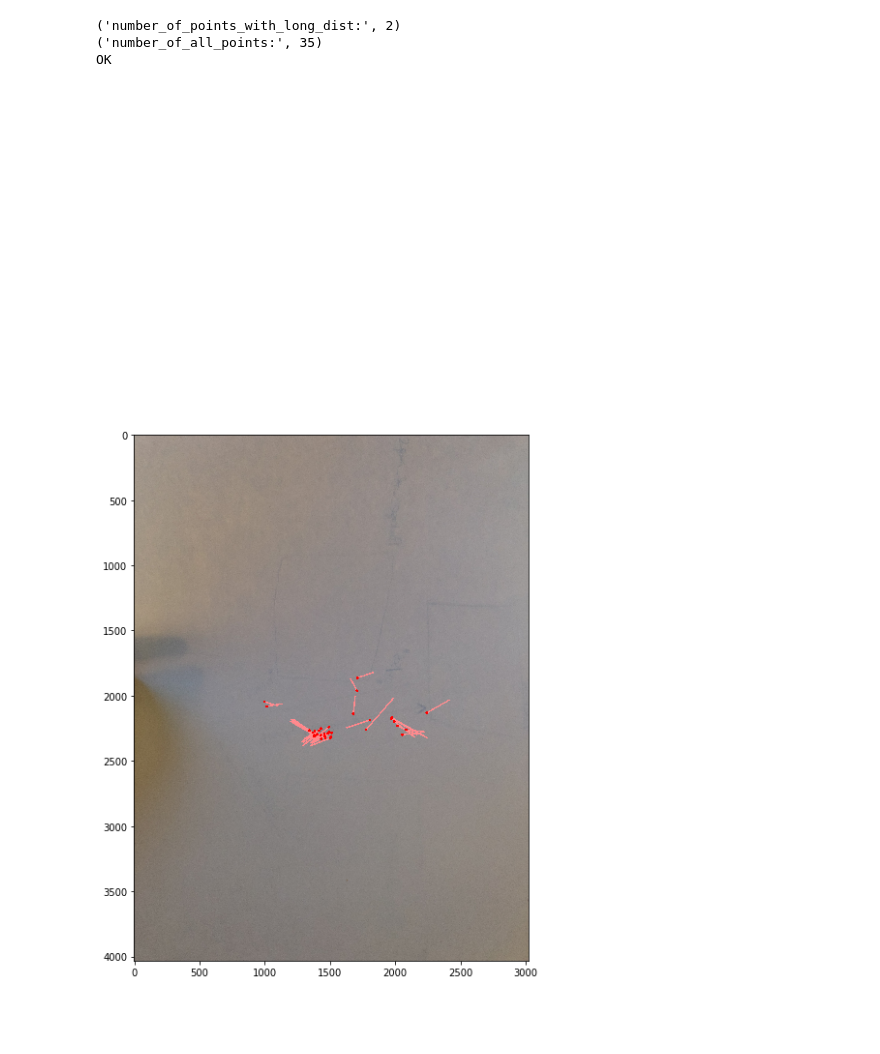
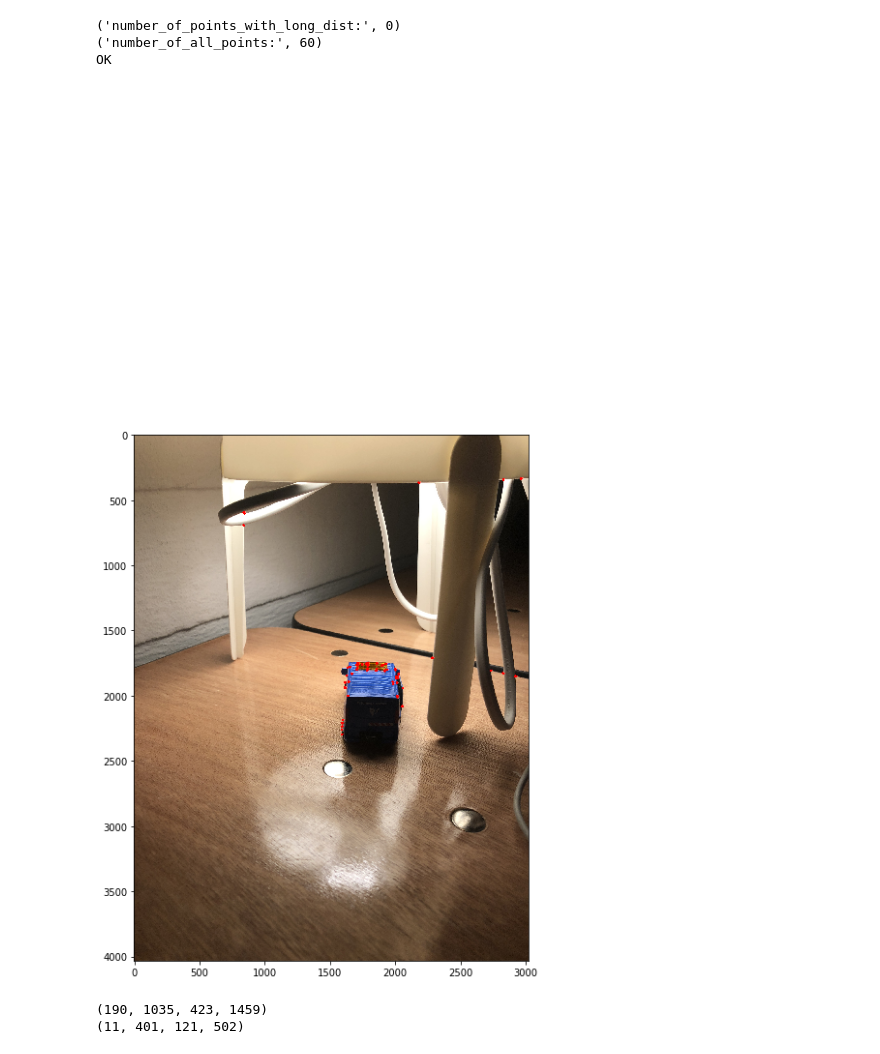
Before and after one commit to alex27594/bigbro, a Jupyter notebook: OpticalFlow.ipynb, the cells around one changed output. Cells and saved outputs as stored; diff of their text form; code cells hidden in the pictures; blank space fills up the shorter version.

```diff
--- a/OpticalFlow.ipynb
+++ b/OpticalFlow.ipynb
@@ -27,10 +27,10 @@ feature_params = dict( maxCorners = 1000,
 # Parameters for lucas kanade optical flow
 lk_params = dict( winSize  = (21, 21),
                   maxLevel = 5,
-                  criteria = (cv2.TERM_CRITERIA_EPS | cv2.TERM_CRITERIA_COUNT, 5, 0.03))
+                  criteria = (cv2.TERM_CRITERIA_EPS | cv2.TERM_CRITERIA_COUNT, 10, 0.03))
 # %%
 # Take first frame and find corners in it
-old_frame = cv2.imread('archive/IMG_0096.JPG')
+old_frame = cv2.imread('archive/IMG_0101.JPG')
 
 old_gray = cv2.cvtColor(old_frame, cv2.COLOR_BGR2GRAY)
 p0 = cv2.goodFeaturesToTrack(old_gray, mask = None, **feature_params)
@@ -38,7 +38,7 @@ p0 = cv2.goodFeaturesToTrack(old_gray, mask = None, **feature_params)
 def dist(x1,y1,x2,y2):
     return np.sqrt(np.power(x1-x2, 2) + np.power(y1-y2,2))
 
-def check_alarm(global_shape, p0, p1):
+def check_alarm(global_shape, p1, st, p0):
     s1, s2, _ = global_shape
     global_dist = dist(s1, 0, s2, 0)
 
@@ -48,43 +48,43 @@ def check_alarm(global_shape, p0, p1):
     for i,(new,old) in enumerate(zip(good_new,good_old)):
         a,b = new.ravel()
         c,d = old.ravel()
-        if(dist(a,b, c,d) / global_dist > 0.3):
+        if(dist(a,b, c,d) / global_dist > 0.1):
             number_of_points_with_long_dist += 1
 
     print('number_of_points_with_long_dist:', number_of_points_with_long_dist)
     print('number_of_all_points:', len(p0))
 
-    if ((float)(number_of_points_with_long_dist) / len(p0) > 0.5):
+    if ((float)(number_of_points_with_long_dist) / len(p0) > 0.1):
         print("SOS")
     else:
         print("OK")
 # %%
 # Create a mask image for drawing purposes
 mask = np.zeros_like(old_frame)
 
-frame = cv2.imread('archive/IMG_0098.JPG')
+frame = cv2.imread('archive/IMG_0102.JPG')
 frame_gray = cv2.cvtColor(frame, cv2.COLOR_BGR2GRAY)
 
 # calculate optical flow
 p1, st, err = cv2.calcOpticalFlowPyrLK(old_gray, frame_gray, p0, None, **lk_params)
 
-check_alarm(frame.shape, p0, p1)
+check_alarm(frame.shape, p1, st, p0)
 
 # Select good points
 good_new = p1[st==1]
 good_old = p0[st==1]
 # draw the tracks
 for i,(new,old) in enumerate(zip(good_new,good_old)):
     a,b = new.ravel()
     c,d = old.ravel()
     mask = cv2.line(mask, (a,b),(c,d), (0,0,255), 10)
     frame = cv2.circle(frame,(a,b), 5, (0,0,255), 10)
 
 img = cv2.add(frame, mask)
 show(img)
 # %% [output]
-('number_of_points_with_long_dist:', 2)
-('number_of_all_points:', 35)
+('number_of_points_with_long_dist:', 0)
+('number_of_all_points:', 60)
 OK
 [figure]
-[figure, old version]
+[figure, new version]
@@ -90,0 +117,12 @@ OK
+# %%
+img = cv2.imread('first_frame.png')
+for json in json_list:
+    top = json['top']
+    bottom = json['bottom']
+    left = json['left']
+    right = json['right']
+    print(top, left, bottom, right)
+    cv2.rectangle(img, (left,top),(right,bottom),(0,255,0),5)
+# %% [output]
+(190, 1035, 423, 1459)
+(11, 401, 121, 502)
```
Also changed, not shown: parts of 7 cells of this notebook.
